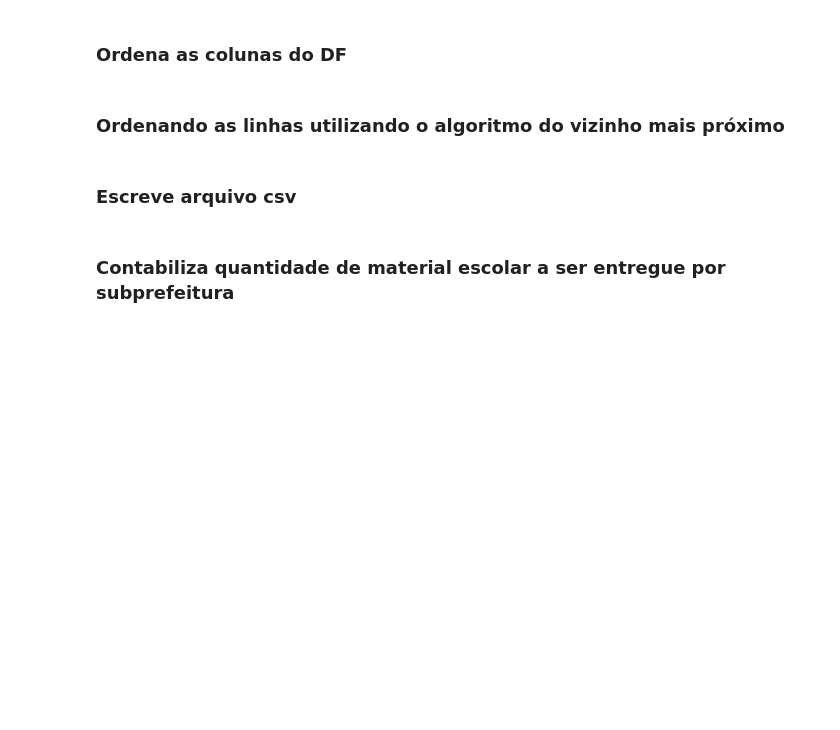
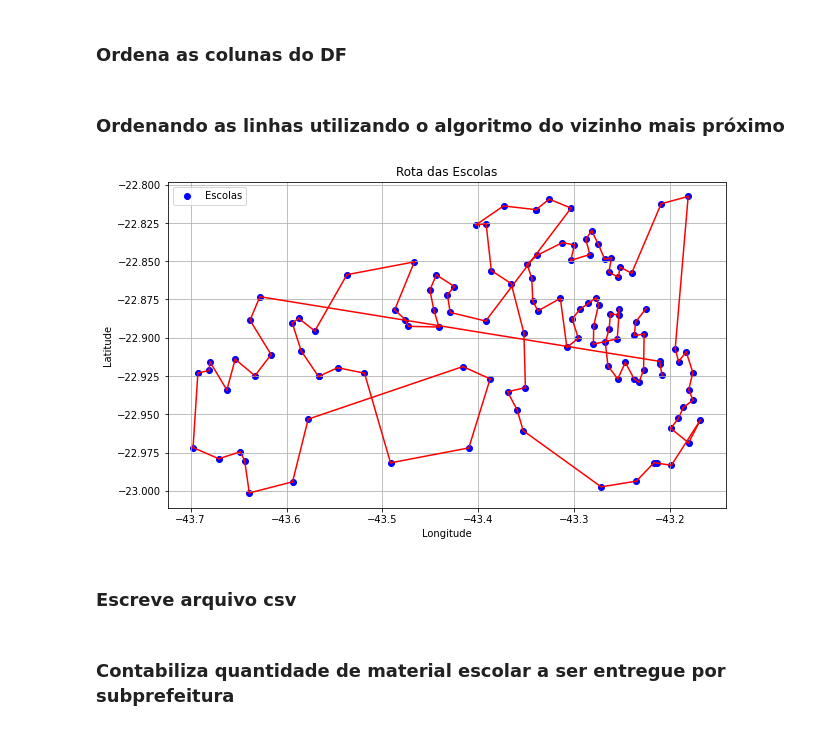
Before and after one commit to wpfaltz/Projeto_Pandas_Numpy, a Jupyter notebook: proj_final.ipynb, the cells around one changed output. Cells and saved outputs as stored; diff of their text form; code cells hidden in the pictures; blank space fills up the shorter version.

Commit message:
feat-plot-school-route

```diff
--- a/proj_final.ipynb
+++ b/proj_final.ipynb
@@ -328,6 +413,33 @@ df_final = df_final.iloc[caminho_otimo]
 df_final.reset_index(drop=True, inplace=True)
 
 # df_final agora está reordenado com base em uma solução aproximada
+# %%
+# Extrair as coordenadas de latitude e longitude
+latitude = df_final['latitude']
+longitude = df_final['longitude']
+
+# Criar um gráfico de dispersão
+plt.figure(figsize=(10, 6), facecolor='white')
+plt.scatter(longitude, latitude, label='Escolas', color='blue')
+
+# Adicionar uma linha vermelha que conecta os pontos na ordem do DataFrame
+for i in range(len(latitude) - 1):
+    plt.plot([longitude[i], longitude[i + 1]], [latitude[i], latitude[i + 1]], color='red')
+
+# Configurações do gráfico
+plt.xlabel('Longitude')
+plt.ylabel('Latitude')
+plt.title('Rota das Escolas')
+plt.legend()
+
+# Salvar o gráfico como um arquivo PNG
+plt.grid()
+plt.savefig('rota_escolas.png', bbox_inches='tight', pad_inches=0.1)  # Ajuste de margem
+
+# Exibir o gráfico
+plt.show()
+# %% [output]
+[figure, added]
 # %% [markdown]
 ### Escreve arquivo csv
 # %%
```
Also changed, not shown: parts of 16 cells of this notebook, 1 other file.
